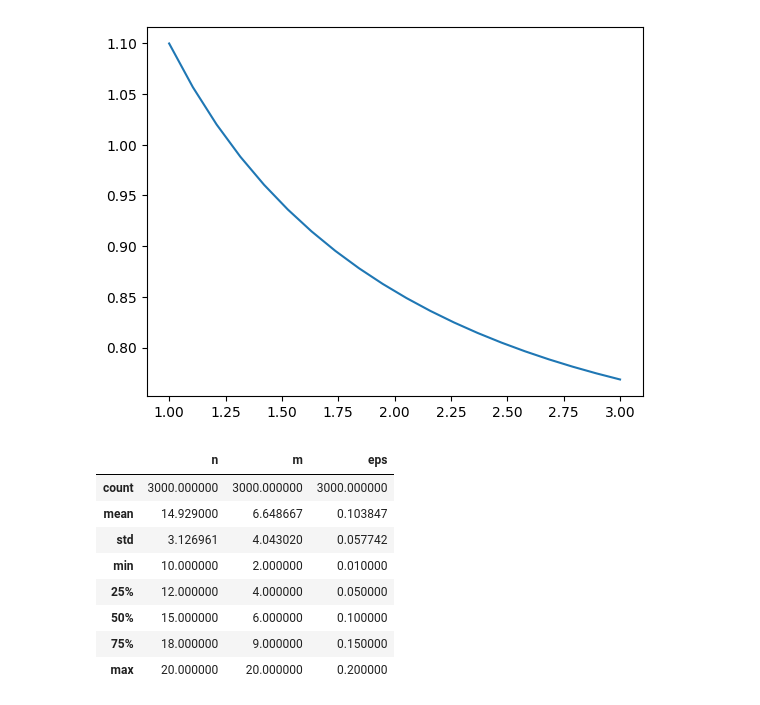
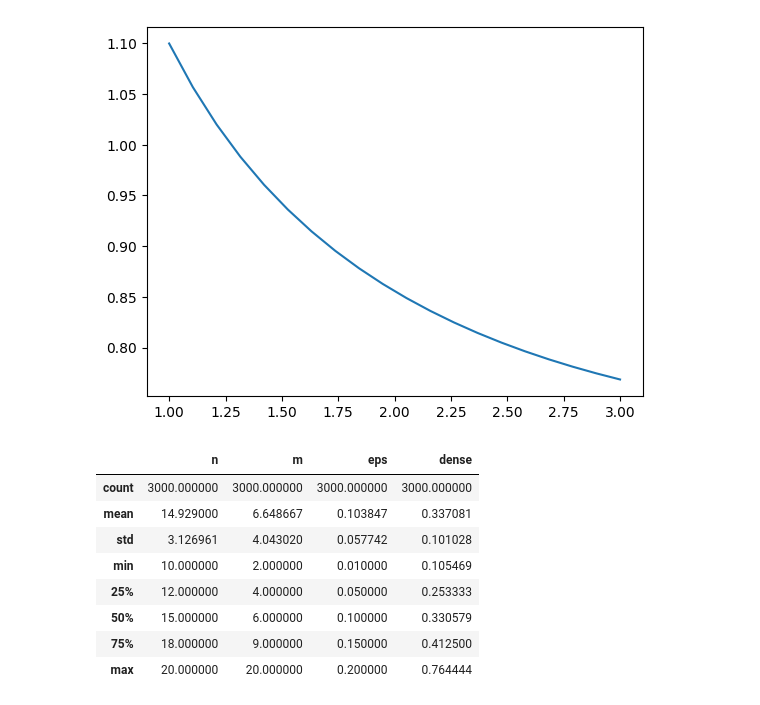
Before and after one commit to tishii2479/ahc030, a Jupyter notebook: notebooks/a.ipynb, the cells around one changed output. Saved outputs shown, nothing was run; the diff lists cells and outputs as text; code cells hidden in the pictures.

```diff
--- a/notebooks/a.ipynb
+++ b/notebooks/a.ipynb
@@ -23,30 +23,33 @@ def read_input(seed: int):
         n, m, eps = int(n), int(m), float(eps)
         ds = []
         minos = []
+        dense = 0
         for _ in range(m):
             s = f.readline().split()
             d, v = int(s[0]), list(map(int, s[1:]))
             v = [(v[2 * i], v[2 * i + 1]) for i in range(d)]
             ds.append(d)
             minos.append(v)
+            dense += d
+        dense /= n * n
 
-    return n, m, eps, ds, minos
+    return n, m, eps, ds, minos, dense
 # %%
 data = []
 for seed in range(3000):
-    n, m, eps, ds, minos = read_input(seed)
-    data.append((f"tools/in/{seed:04}.txt", n, m, eps))
+    n, m, eps, ds, minos, dense = read_input(seed)
+    data.append((f"tools/in/{seed:04}.txt", n, m, eps, dense))
 # %%
-df = pd.DataFrame(data, columns=["input_file", "n", "m", "eps"])
+df = pd.DataFrame(data, columns=["input_file", "n", "m", "eps", "dense"])
 df.describe()
 # %% [output]
-|  | n | m | eps |
-| count | 3000.000000 | 3000.000000 | 3000.000000 |
-| mean | 14.929000 | 6.648667 | 0.103847 |
-| std | 3.126961 | 4.043020 | 0.057742 |
-| min | 10.000000 | 2.000000 | 0.010000 |
-| 25% | 12.000000 | 4.000000 | 0.050000 |
-| 50% | 15.000000 | 6.000000 | 0.100000 |
-| 75% | 18.000000 | 9.000000 | 0.150000 |
-| max | 20.000000 | 20.000000 | 0.200000 |
+|  | n | m | eps | dense |
+| count | 3000.000000 | 3000.000000 | 3000.000000 | 3000.000000 |
+| mean | 14.929000 | 6.648667 | 0.103847 | 0.337081 |
+| std | 3.126961 | 4.043020 | 0.057742 | 0.101028 |
+| min | 10.000000 | 2.000000 | 0.010000 | 0.105469 |
+| 25% | 12.000000 | 4.000000 | 0.050000 | 0.253333 |
+| 50% | 15.000000 | 6.000000 | 0.100000 | 0.330579 |
+| 75% | 18.000000 | 9.000000 | 0.150000 | 0.412500 |
+| max | 20.000000 | 20.000000 | 0.200000 | 0.764444 |
 # %%
```
Also changed, not shown: parts of 3 cells of this notebook, 3 other files.
